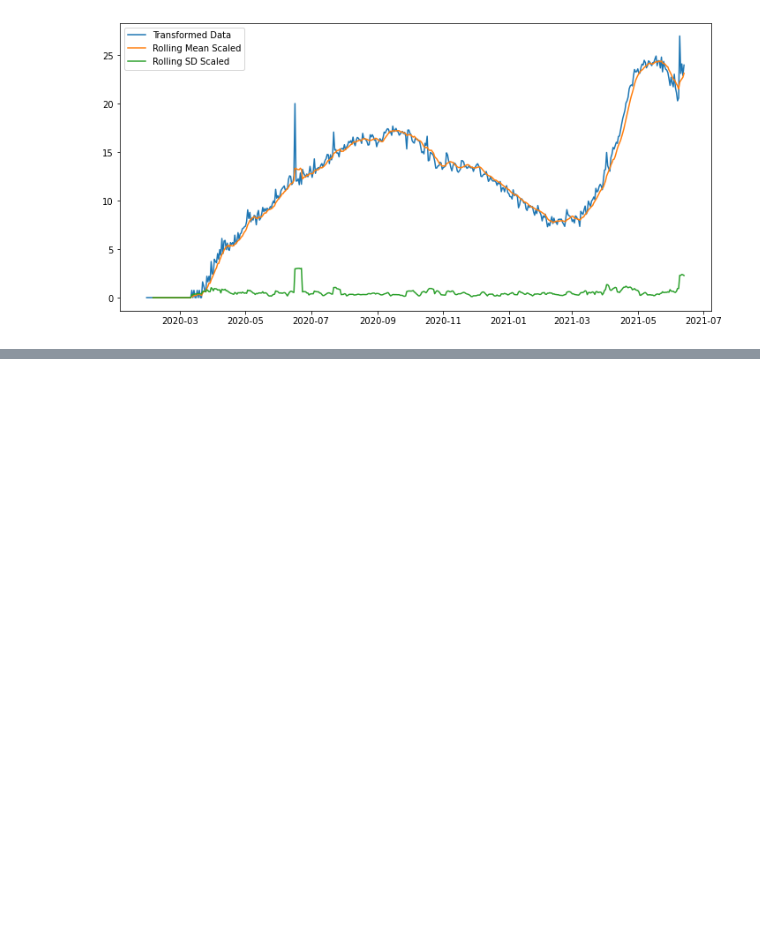
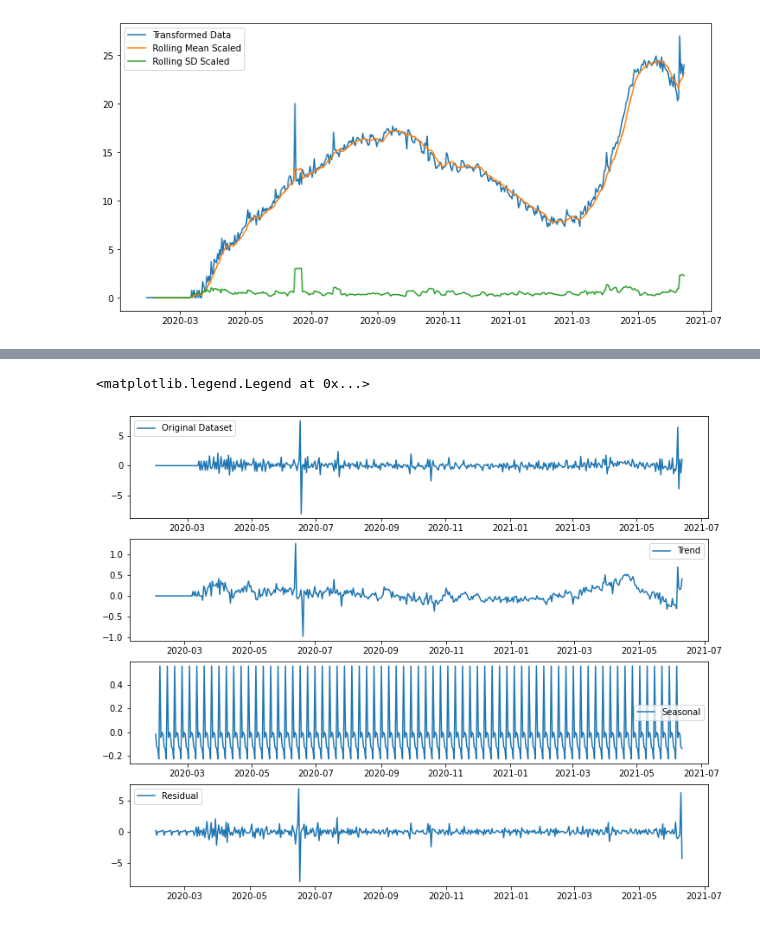
Before and after one commit to sign4git/ml, a Jupyter notebook: covidprediction.ipynb, the cells around one changed output, grey strips where cells are left out. Drawn from its saved outputs; the diff is of its cells as text; code cells hidden in the pictures; blank space fills up the shorter version.

Commit message:
Added seasonal decomposition component

```diff
--- a/covidprediction.ipynb
+++ b/covidprediction.ipynb
@@ -111,0 +132,24 @@ plt.legend()
+# %%
+from statsmodels.tsa.seasonal import seasonal_decompose
+decomposed=seasonal_decompose(shifted_dataset)
+
+trend=decomposed.trend
+seasonal=decomposed.seasonal
+residual=decomposed.resid
+
+plt.figure(figsize=(12,10))
+plt.subplot(411)
+plt.plot(shifted_dataset,label="Original Dataset")
+plt.legend()
+plt.subplot(412)
+plt.plot(trend,label="Trend")
+plt.legend()
+plt.subplot(413)
+plt.plot(seasonal,label="Seasonal")
+plt.legend()
+plt.subplot(414)
+plt.plot(residual,label="Residual")
+plt.legend()
+# %% [output]
+<matplotlib.legend.Legend at 0x...>
+[figure, added]
```
Also changed, not shown: parts of 4 cells of this notebook.
